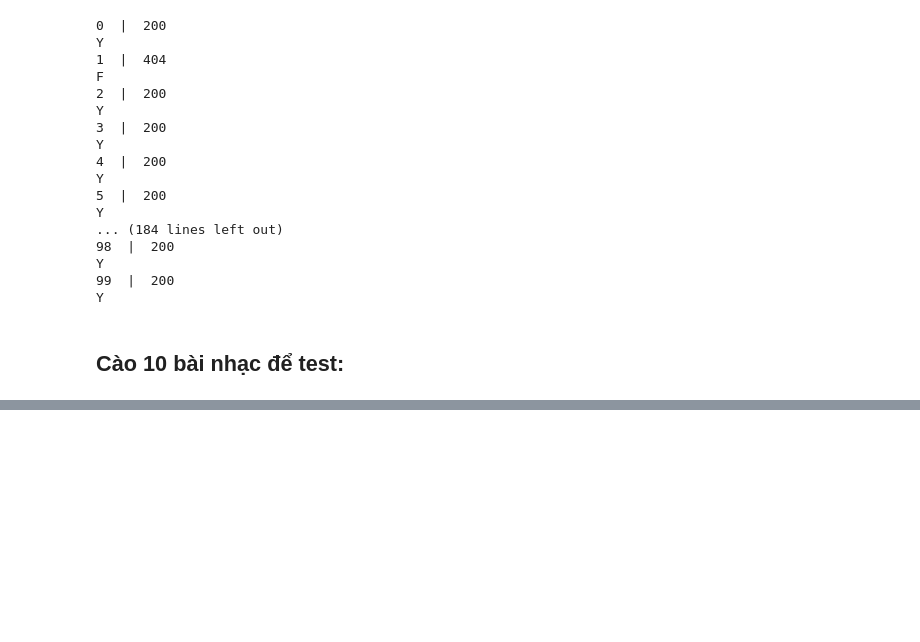
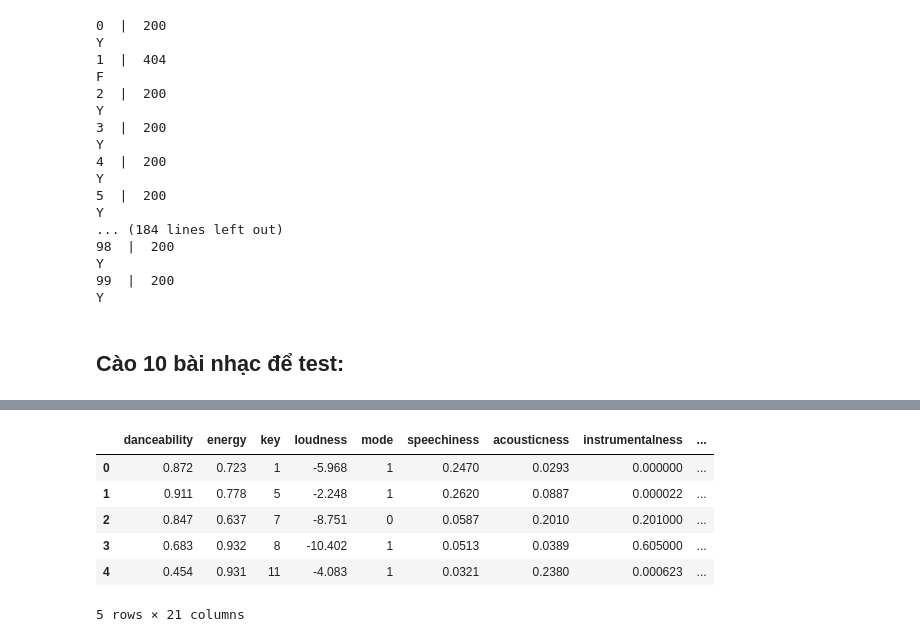
Before and after one commit to tabaochoke/Spotify_data_analysis_and_chatbot_recommender, a Jupyter notebook: 1_Data_Collecting.ipynb, the cells around one changed output, grey strips where cells are left out. Drawn from its saved outputs; the diff is of its cells as text; code cells hidden in the pictures; blank space fills up the shorter version.

Commit message:
added examples to test

```diff
--- a/1_Data_Collecting.ipynb
+++ b/1_Data_Collecting.ipynb
@@ -1057,5 +1107,15 @@ for id in features_df_test['id']:
 features_df_test['song_name'] = song_name
 features_df_test['popularity'] = popularity
 features_df_test['artist_name'] = artist_name
+# %%
+features_df_test.head(5)
+# %% [output]
+|  | danceability | energy | key | loudness | mode | speechiness | acousticness | instrumentalness | ... |
+| 0 | 0.872 | 0.723 | 1 | -5.968 | 1 | 0.2470 | 0.0293 | 0.000000 | ... |
+| 1 | 0.911 | 0.778 | 5 | -2.248 | 1 | 0.2620 | 0.0887 | 0.000022 | ... |
+| 2 | 0.847 | 0.637 | 7 | -8.751 | 0 | 0.0587 | 0.2010 | 0.201000 | ... |
+| 3 | 0.683 | 0.932 | 8 | -10.402 | 1 | 0.0513 | 0.0389 | 0.605000 | ... |
+| 4 | 0.454 | 0.931 | 11 | -4.083 | 1 | 0.0321 | 0.2380 | 0.000623 | ... |
+5 rows × 21 columns
 # %%
 features_df_test.to_csv("test.csv")
```
Also changed, not shown: parts of 7 cells of this notebook.
